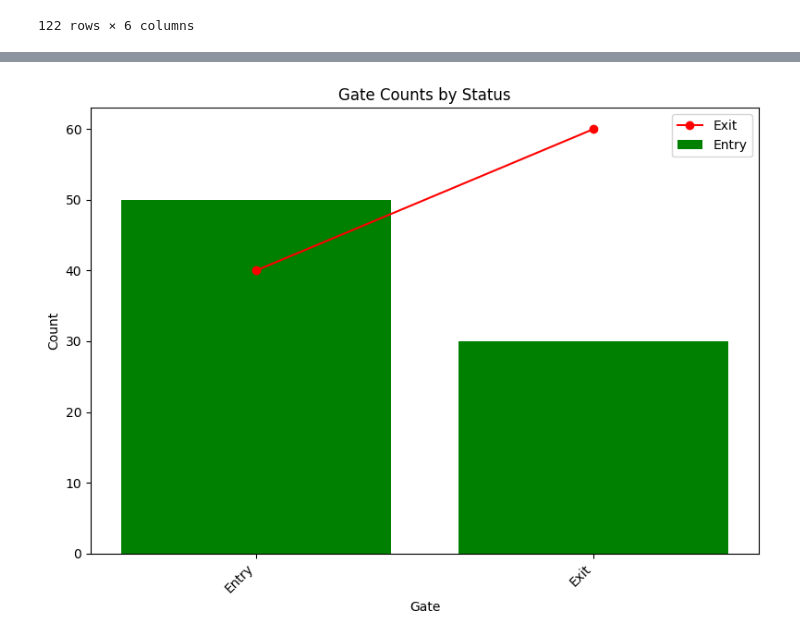
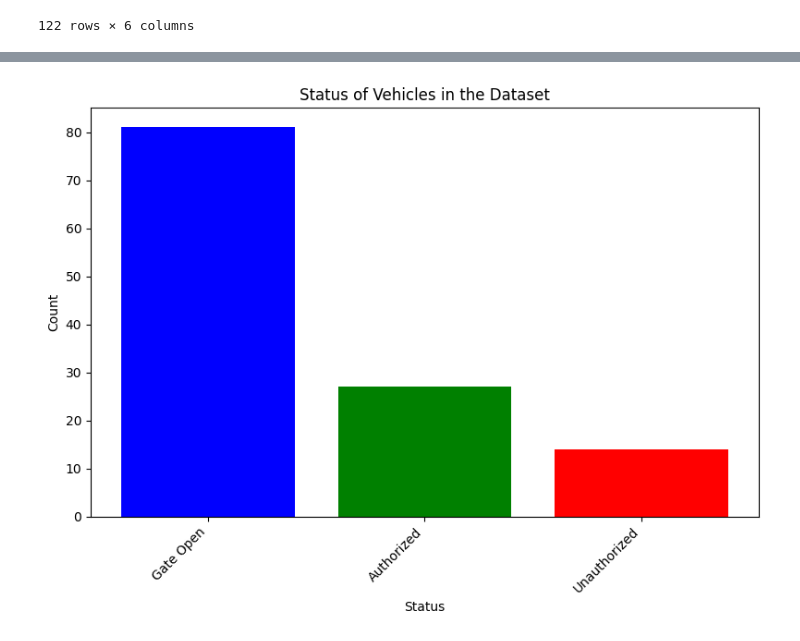
Before and after one commit to nhwnahid007/smart-car-parking, a Jupyter notebook: smart_parking_system.ipynb, the cells around one changed output, grey strips where cells are left out. Saved outputs shown, nothing was run; the diff lists cells and outputs as text; code cells hidden in the pictures.

Commit message:
updated status code

```diff
--- a/smart_parking_system.ipynb
+++ b/smart_parking_system.ipynb
@@ -181,20 +181,19 @@ df
 | 121 | Vehicle Entry | 23:45 | Entry | 66 A2 04 18 | 121.0 | Unauthorized |
 122 rows × 6 columns
 # %%
-import matplotlib.pyplot as plt
-import seaborn as sns
-import pandas as pd
+df['Vehicle Count'] = pd.to_numeric(df['Vehicle Count'], errors='coerce')
+
+# Downsample the DataFrame (every 5th row)
+downsampled_df = df.iloc[::5, :]
 
 def _plot_series(series, series_name, series_index=0):
     """Plots a single series with a specific color from the palette."""
-    palette = list(sns.palettes.mpl_palette('Dark2'))
+    palette = list(sns.color_palette('Dark2'))
     xs = series['Time']
     ys = series['Vehicle Count']
     plt.plot(xs, ys, label=series_name, color=palette[series_index % len(palette)])
 
-downsampled_df = df[df.index % 5 == 0]
-
-
+# Create the plot
 fig, ax = plt.subplots(figsize=(10, 5.2), layout='constrained')
 
 for i, (series_name, series) in enumerate(downsampled_df.groupby('Status')):
@@ -373,25 +367,15 @@ df
-# %%
-import matplotlib.pyplot as plt
-
-gate_counts_data = {'Gate': ['Entry', 'Exit'],
-                   'Entry': [50, 30],
-                   'Exit': [40, 60]}
-
-gate_counts_df = pd.DataFrame(gate_counts_data)
-
-plt.figure(figsize=(8, 6))
-
-# Entry in green
-plt.bar(gate_counts_df['Gate'], gate_counts_df['Entry'], label='Entry', color='green')
-# Exit in red
-plt.plot(gate_counts_df['Gate'], gate_counts_df['Exit'], marker='o', linestyle='-', label='Exit', color='red')
-
-plt.xlabel('Gate')
-plt.ylabel('Count')
-plt.title('Gate Counts by Status')
-plt.xticks(rotation=45, ha='right')
-plt.legend()
-plt.tight_layout()
-plt.show()
-# %% [output]
-[figure, removed]
+# %%
+status_counts = df['Status'].value_counts().reset_index()
+status_counts.columns = ['Status', 'Count']
+
+# Plot the data
+plt.figure(figsize=(8, 6))
+plt.bar(status_counts['Status'], status_counts['Count'], color=['blue', 'green', 'red'])
+plt.xlabel('Status')
+plt.ylabel('Count')
+plt.title('Status of Vehicles in the Dataset')
+plt.xticks(rotation=45, ha='right')
+plt.tight_layout()
+plt.show()
+# %% [output]
+[figure, added]
```
Also changed, not shown: parts of 5 cells of this notebook.
